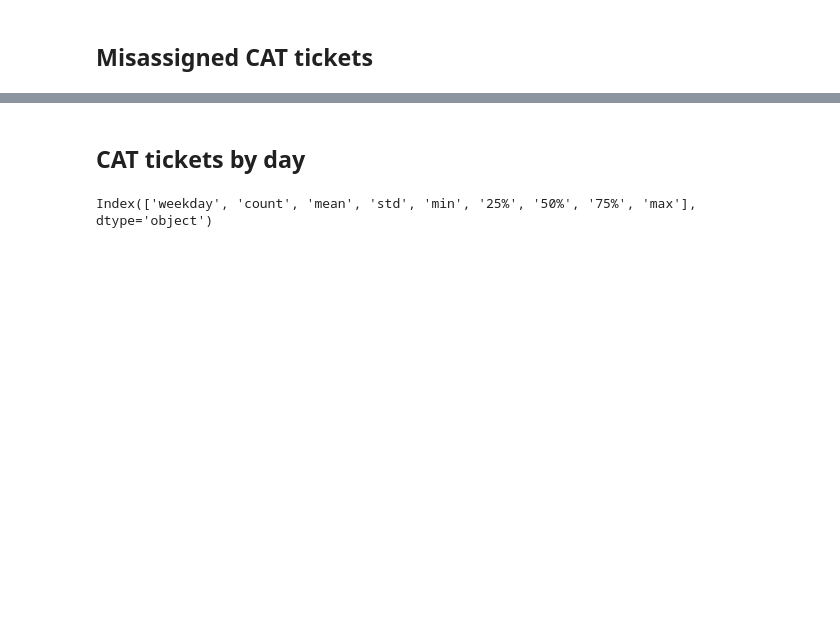
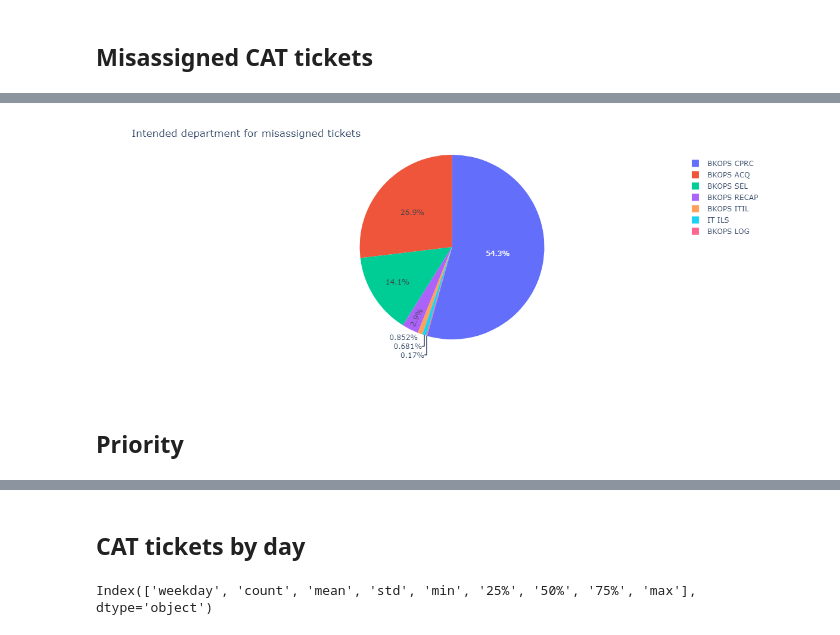
Before and after one commit to BookOps-CAT/tickets-analysis, a Jupyter notebook: notebooks/charts.ipynb, the cells around one changed output, grey strips where cells are left out. Saved outputs shown, nothing was run; the diff lists cells and outputs as text; code cells hidden in the pictures; blank space fills up the shorter version.

```diff
--- a/notebooks/charts.ipynb
+++ b/notebooks/charts.ipynb
@@ -93,0 +114,3 @@ fig.show()
+# %%
+df = pd.read_csv('../data-display/cat-misassigned-source.csv')
+df.head()
@@ -93,0 +124,8 @@ fig.show()
+# %%
+fig = px.pie(df, values='tickets', names='dept')
+fig.update_layout(title_text='Intended department for misassigned tickets')
+fig.show()
+# %% [output]
+[figure, added]
+# %% [markdown]
+## Priority
```
Also changed, not shown: parts of 17 cells of this notebook, 19 other files.
